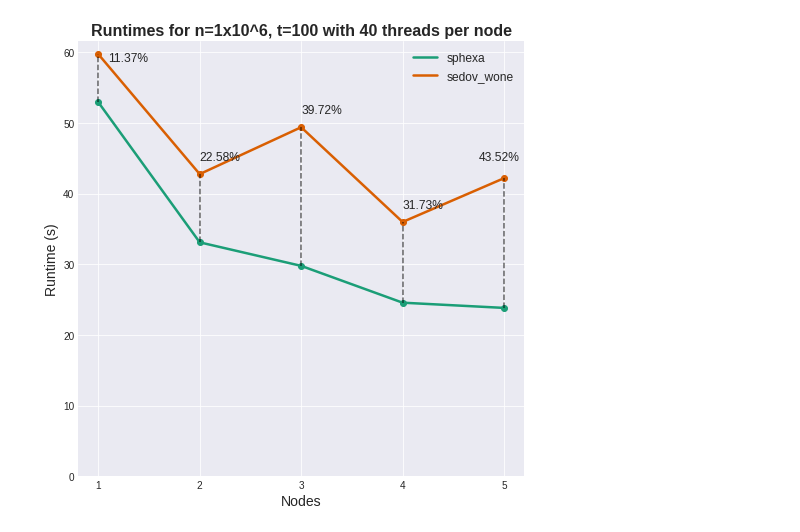
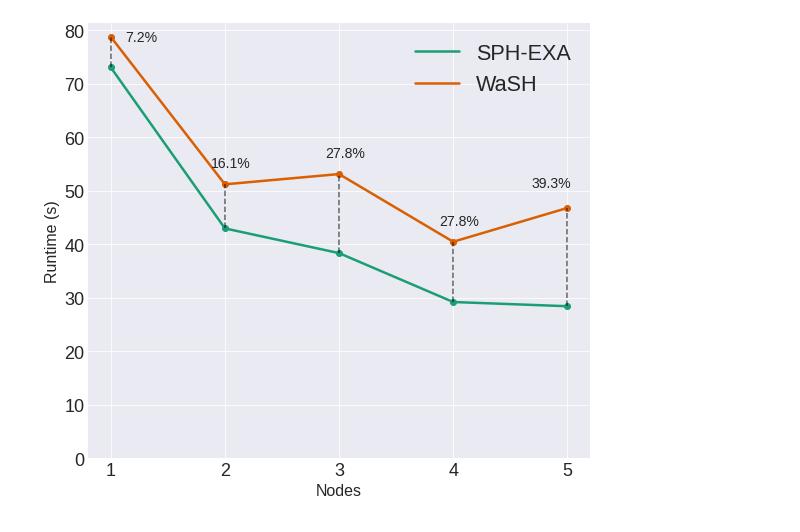
Before and after one commit to MaciejWdev/wash-perf-analysis, a Jupyter notebook: analysis.ipynb, the cells around one changed output. Drawn from its saved outputs; the diff is of its cells as text; code cells hidden in the pictures.

```diff
--- a/analysis.ipynb
+++ b/analysis.ipynb
@@ -22,6 +59,7 @@ plt.rcParams['legend.fontsize'] = 18
 # %%
 # Load Data
 sph_exa = ['sphexa','sphexa_cuda']
+
 sedov_versions = ['sedov_wone',
             'sedov_cstone',
             'sedov_west',
@@ -30,6 +68,8 @@ sedov_versions = ['sedov_wone',
             'sphexa_cuda_nogpu',
             ]
 
+vipers = ['viper_sedov_wone','viper_sphexa']
+
 outputdir = "./out/"
 # %%
 def to_sci_notation(num):
@@ -42,7 +82,7 @@ plt.rcParams['legend.fontsize'] = 'large'
 # %%
 allresults = []
 # Read file line by line
-for sedov_version in sedov_versions + sph_exa:
+for sedov_version in sedov_versions + sph_exa + vipers:
     print(sedov_version)
     dir = outputdir + sedov_version + "/"
     configs = glob.glob(dir + "*.txt")
@@ -75,10 +115,15 @@ for sedov_version in sedov_versions + sph_exa:
             if config_split[3].isdigit():
                 nodes = int(config_split[3])
             times               = [float(time) for time in times]
+            if 'viper' in sedov_version:
+                times = [time for time in times if time > 20]
+
             avgtime             = np.mean(times)
 
+            times = sorted(times)
+            mid_index = len(times) // 2
             # Remove first and last time outliers
-            trueavg = np.mean(times[1:-1]) if len(times) > 2 else avgtime
+            trueavg = np.mean(times[mid_index-1:mid_index+2]) if len(times) > 4 else avgtime
             stdev = np.std([float(time) for time in times])
 
             truestdev = np.std(times[1:-1]) if len(times) > 2 else stdev
@@ -228,13 +420,13 @@ No base time data for sedov_wone 20 100
 # %%
 # Only Nodes
-def strong_scaling_mpionly_plot(df, versions,sizes=[20],time=100,output=None,basethreads=40):
+def strong_scaling_mpionly_plot(df, versions,sizes=[20],time=100,output=None,basethreads=40,logx=False,logy=False):
     # subplot for each size
     for size in sizes:
         nodenums = []
         nodenums2 = []
         timesexa = []
         timeswash = []
-
+        plt.figure(figsize=(9,8))
         for version in versions:
             data = df[df['Version'] == version]
             data = data[data['n_particles'] == size]
@@ -249,44 +441,64 @@ def strong_scaling_mpionly_plot(df, versions,sizes=[20],time=100,output=None,bas
             #     print(f"No base time data for {version} {size} {time}")
             #     continue
             # basetime = data[data['Threads'] == 1]['AvgTime'].values[0]
+            label = ""
+            if version == 'sphexa' or version == 'viper_sphexa':
+                label = "SPH-EXA"
+            else:
+                label = "WaSH"
+
+            # Warn against low trials
+            for d in data[data["Trials"] < 5].iloc:
+                print(f"Warning: {version} {size} {time} {d['Threads']} {d['Nodes']}; {d['Trials']} trials")
+
             if (version == 'sedov_wisb' or version == 'sedov_west') and not data['AvgTime'].isnull().all():
                 y = 1.0
                 threadnums = [1,2,4,8,16,32,40]
                 plt.plot(threadnums,[y]*len(threadnums), label=version,linewidth=2.5)
+
+
             elif version != 'sedov_wisb':
-                plt.scatter(data['Nodes'], data['AvgTime'])
-                plt.plot(data['Nodes'], data['AvgTime'], label=version,linewidth=2.5)
+                plt.scatter(data['Nodes'], data['TrueAvgTime'])
+                plt.plot(data['Nodes'], data['TrueAvgTime'], label=label,linewidth=2.5)
                 # Display Difference for each number of nodes
-                if version == 'sphexa':
+                if 'sphexa' in version:
                     nodenums = list(data['Nodes'])
-                    timesexa = list(data['AvgTime'])
-                elif version == 'sedov_wone':
+                    timesexa = list(data['TrueAvgTime'])
+                elif 'sedov_wone' in version:
                     nodenums2 = list(data['Nodes'])
-                    timeswash = list(data['AvgTime'])
+                    timeswash = list(data['TrueAvgTime'])
+        # pad with zeros
+        if len(nodenums) > len(timeswash):
+            timeswash = [1.0]*(len(nodenums) - len(timeswash)) + timeswash
+        # if len(nodenums2) > len(timesexa):
+            # timesexa += [1.0]*(len(nodenums2) - len(timesexa))
         diffs = [(abs(timesexa[i] - timeswash[i])/timeswash[i])*100.0 for i in range(len(nodenums))]
-
-        maxtime = max(max(timesexa),max(timeswash))
+        if len(timesexa) > 0 and len(timeswash) > 0:
+            maxtime = max(max(timesexa),max(timeswash))
 
         for i in range(len(nodenums)):
             plt.plot([nodenums[i],nodenums[i]],[timesexa[i],timeswash[i]],linewidth=1.5,color='black',linestyle='--',alpha=0.6)
 
             xoffset = 0.0
-            yoffset = (maxtime/30.0)
+            yoffset = (maxtime/25.0)
             if i == 0: # Don't clip over the top
-                xoffset += nodenums[0]/10.0
+                xoffset += nodenums[-1]/20.0
                 yoffset -= maxtime/20.0
             # if last i
             if i == len(nodenums)-1:
-                xoffset -= nodenums[-1]/20.0
+                xoffset -= nodenums[-1]/16.0
                 yoffset += maxtime/100.0
+            else:
+                xoffset -= nodenums[-1]/40.0
 
             if diffs[i] > 5.0: # Don't show small diffs
-                plt.text(nodenums[i]+xoffset,timeswash[i]+yoffset,f'{diffs[i]:.2f}%',fontsize=12)
+                plt.text(nodenums[i]+xoffset,timeswash[i]+yoffset,f'{diffs[i]:.1f}%',fontsize=textsize)
+
             pass
         # larger size
         # plot x=40
 
-        # plt.plot([1,12],[1,12],label='Ideal',lineWidth=2.5,linestyle='--',alpha=0.6)
+        # plt.plot([1,12],[1,12],label='Ideal',linewidth=2.5,linestyle='--',alpha=0.6)
         plt.xlabel('Nodes')
         plt.ylabel('Runtime (s)')
         plt.grid(True)
@@ -297,6 +509,10 @@ def strong_scaling_mpionly_plot(df, versions,sizes=[20],time=100,output=None,bas
         else:
             maxnodes = int(data['Nodes'].max())+1
         plt.xticks(np.arange(1,maxnodes,1))
+        if logy:
+            plt.yscale('log')
+        if logx:
+            plt.xscale('log')
         # plt.yscale('log')
         # plt.xscale('log')
         # ymin
@@ -304,16 +520,19 @@ def strong_scaling_mpionly_plot(df, versions,sizes=[20],time=100,output=None,bas
         # equal axes
         # plt.axis('equal')
         plt.legend()
-        size = to_sci_notation(size*size*size)
-        plt.title(f'Runtimes for n={size}, t={time} with {basethreads} threads per node')
+        # size = to_sci_notation(size*size*size)
+        title = f'Runtimes for {size}^3 particles, t={time} with {basethreads} threads per node'
+        print(title)
+        # plt.title(title)
 
         plt.show()
+strong_scaling_mpionly_plot(allresults[allresults['Output'] == False], ['sphexa','sedov_wone'],sizes=[100],time=100,basethreads=16)
+strong_scaling_mpionly_plot(allresults[allresults['Output'] == False], ['sphexa','sedov_wone'],sizes=[100],time=100,basethreads=32)
 strong_scaling_mpionly_plot(allresults[allresults['Output'] == False], ['sphexa','sedov_wone'],sizes=[100],time=100)
-strong_scaling_mpionly_plot(allresults[allresults['Output'] == False], ['sphexa','sedov_wone'],sizes=[100],time=100,basethreads=16)
-strong_scaling_mpionly_plot(allresults[allresults['Output'] == False], ['sphexa','sedov_wone'],sizes=[200],time=100)
 strong_scaling_mpionly_plot(allresults[allresults['Output'] == False], ['sphexa','sedov_wone'],sizes=[200],time=100,basethreads=16)
 strong_scaling_mpionly_plot(allresults[allresults['Output'] == False], ['sphexa','sedov_wone'],sizes=[200],time=100,basethreads=32)
-strong_scaling_mpionly_plot(allresults[allresults['Output'] == False], ['sphexa','sedov_wone'],sizes=[300],time=100)
+strong_scaling_mpionly_plot(allresults[allresults['Output'] == False], ['sphexa','sedov_wone'],sizes=[200],time=100)
 strong_scaling_mpionly_plot(allresults[allresults['Output'] == False], ['sphexa','sedov_wone'],sizes=[300],time=100,basethreads=16)
 strong_scaling_mpionly_plot(allresults[allresults['Output'] == False], ['sphexa','sedov_wone'],sizes=[300],time=100,basethreads=32)
+strong_scaling_mpionly_plot(allresults[allresults['Output'] == False], ['sphexa','sedov_wone'],sizes=[300],time=100)
 # %% [output]
@@ -320 +548 @@ strong_scaling_mpionly_plot(allresults[allresults['Output'] == False], ['sphexa'
-[figure, old version]
+[figure, new version]
```
Also changed, not shown: parts of 14 cells of this notebook.
